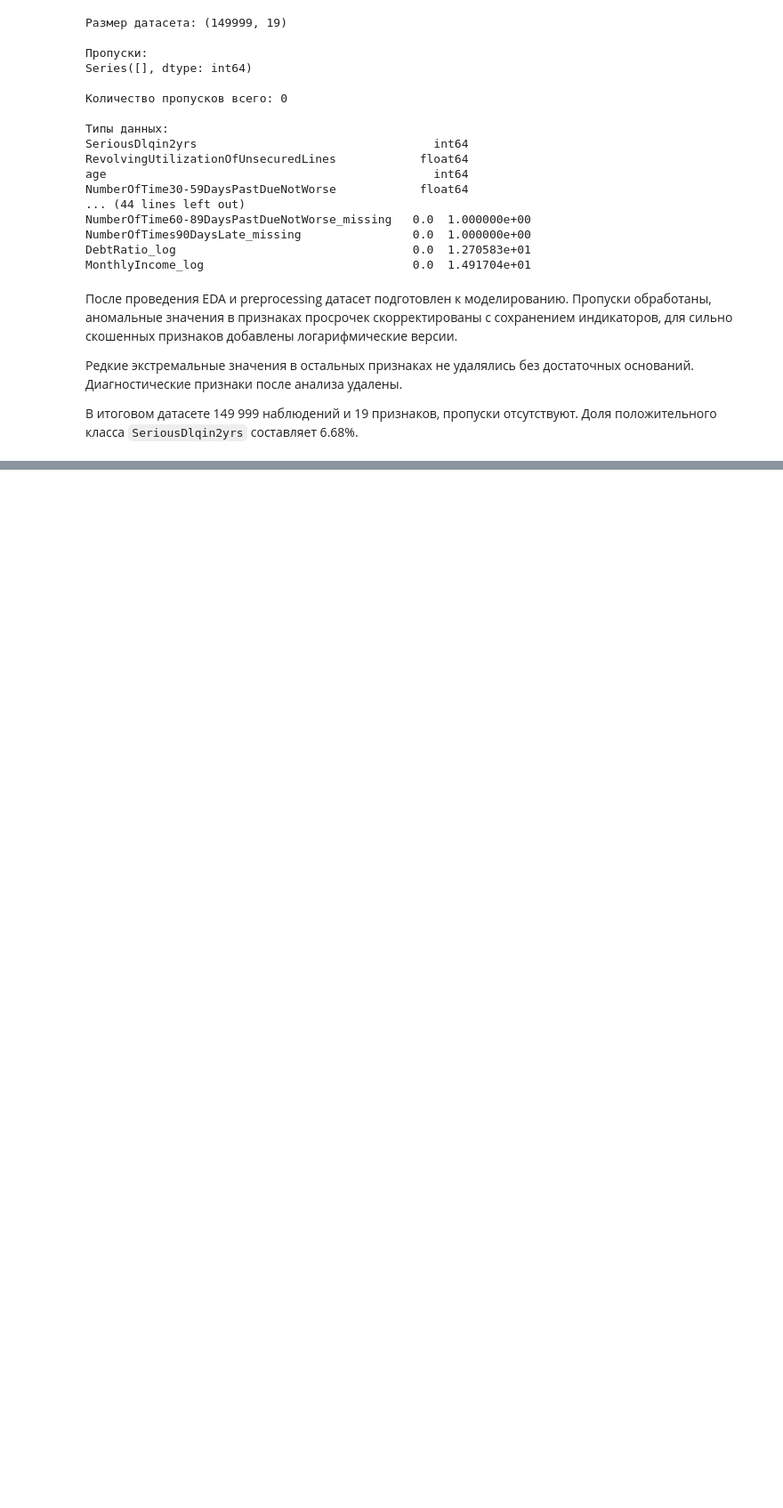
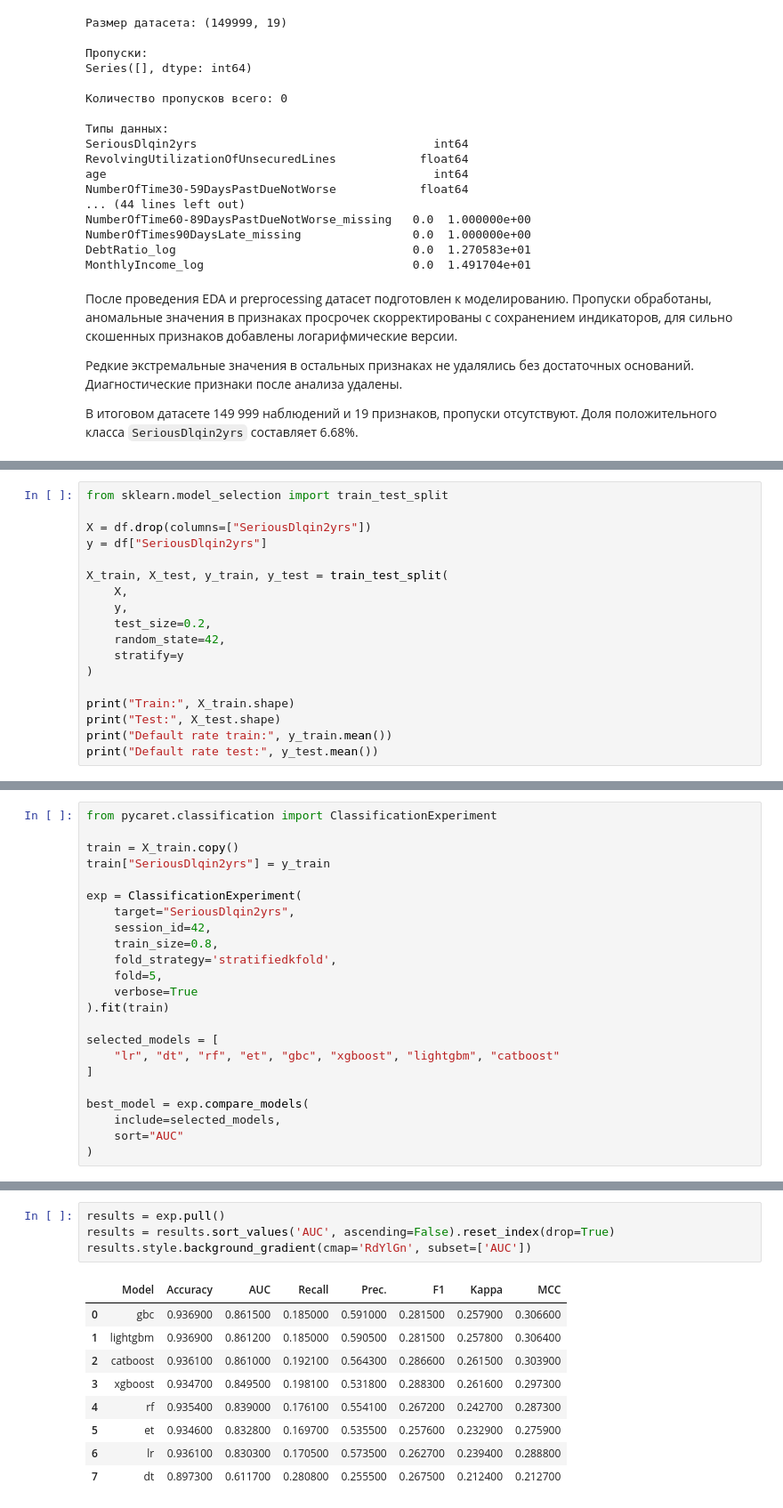
Before and after one commit to GiannisAnte/credit-scoring-case, a Jupyter notebook: credit_scoring_case.ipynb, the cells around one changed output, grey strips where cells are left out. Shown at 89% size. Drawn from its saved outputs; the diff is of its cells as text; blank space fills up the shorter version.

Commit message:
feat: baseline with pycaret

```diff
--- a/credit_scoring_case.ipynb
+++ b/credit_scoring_case.ipynb
@@ -838,0 +963,18 @@ MonthlyIncome_log                              0.0  1.491704e+01
+# %%
+from sklearn.model_selection import train_test_split
+
+X = df.drop(columns=["SeriousDlqin2yrs"])
+y = df["SeriousDlqin2yrs"]
+
+X_train, X_test, y_train, y_test = train_test_split(
+    X,
+    y,
+    test_size=0.2,
+    random_state=42,
+    stratify=y
+)
+
+print("Train:", X_train.shape)
+print("Test:", X_test.shape)
+print("Default rate train:", y_train.mean())
+print("Default rate test:", y_test.mean())
@@ -838,0 +986,23 @@ MonthlyIncome_log                              0.0  1.491704e+01
+# %%
+from pycaret.classification import ClassificationExperiment
+
+train = X_train.copy()
+train["SeriousDlqin2yrs"] = y_train
+
+exp = ClassificationExperiment(
+    target="SeriousDlqin2yrs",
+    session_id=42,
+    train_size=0.8,
+    fold_strategy='stratifiedkfold',
+    fold=5,
+    verbose=True
+).fit(train)
+
+selected_models = [
+    "lr", "dt", "rf", "et", "gbc", "xgboost", "lightgbm", "catboost"
+]
+
+best_model = exp.compare_models(
+    include=selected_models,
+    sort="AUC"
+)
@@ -838,0 +1027,14 @@ MonthlyIncome_log                              0.0  1.491704e+01
+# %%
+results = exp.pull()
+results = results.sort_values('AUC', ascending=False).reset_index(drop=True)
+results.style.background_gradient(cmap='RdYlGn', subset=['AUC'])
+# %% [output]
+|  | Model | Accuracy | AUC | Recall | Prec. | F1 | Kappa | MCC |
+| 0 | gbc | 0.936900 | 0.861500 | 0.185000 | 0.591000 | 0.281500 | 0.257900 | 0.306600 |
+| 1 | lightgbm | 0.936900 | 0.861200 | 0.185000 | 0.590500 | 0.281500 | 0.257800 | 0.306400 |
+| 2 | catboost | 0.936100 | 0.861000 | 0.192100 | 0.564300 | 0.286600 | 0.261500 | 0.303900 |
+| 3 | xgboost | 0.934700 | 0.849500 | 0.198100 | 0.531800 | 0.288300 | 0.261600 | 0.297300 |
+| 4 | rf | 0.935400 | 0.839000 | 0.176100 | 0.554100 | 0.267200 | 0.242700 | 0.287300 |
+| 5 | et | 0.934600 | 0.832800 | 0.169700 | 0.535500 | 0.257600 | 0.232900 | 0.275900 |
+| 6 | lr | 0.936100 | 0.830300 | 0.170500 | 0.573500 | 0.262700 | 0.239400 | 0.288800 |
+| 7 | dt | 0.897300 | 0.611700 | 0.280800 | 0.255500 | 0.267500 | 0.212400 | 0.212700 |
```
Also changed, not shown: parts of 11 cells of this notebook.
